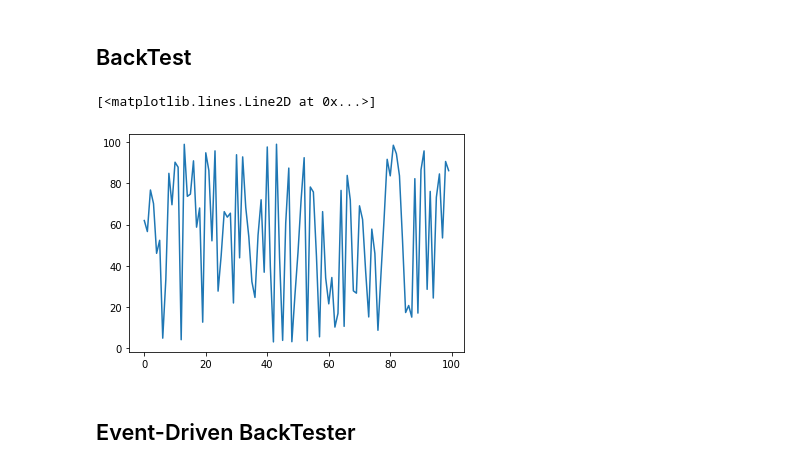
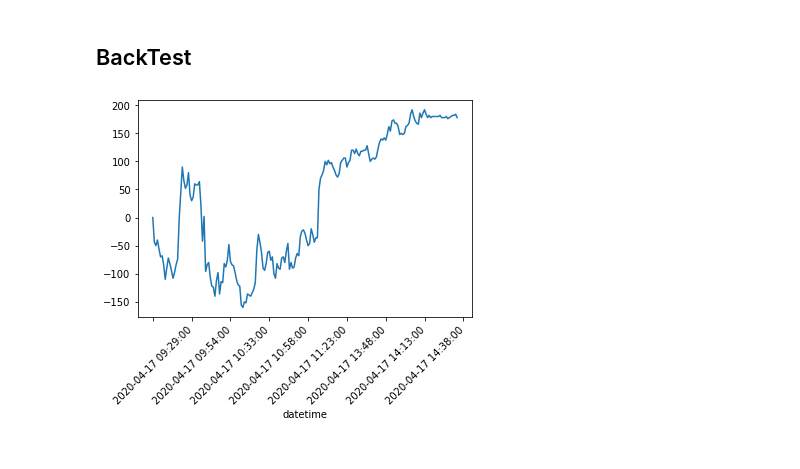
Before and after one commit to vargeek/quant_assignment, a Jupyter notebook: week3/Lecture3.ipynb, the cells around one changed output. Cells and saved outputs as stored; diff of their text form; code cells hidden in the pictures.

```diff
--- a/week3/Lecture3.ipynb
+++ b/week3/Lecture3.ipynb
@@ -67,7 +68,7 @@ all true:  True
 ## BackTest
 # %%
 class DataHandler:
-    def __init__(self, start_date, end_date, symbol, contract):
+    def __init__(self, start_date=None, end_date=None, symbol=None, contract=None):
         self.start_date = start_date
         self.end_date = end_date
         self.symbol = symbol
@@ -77,6 +78,7 @@ class DataHandler:
         """Load data
         Multiple csv file, append them
         """
+        df = pd.read_csv('./data/IF2004_20200417_1min.zip',index_col='datetime')
         return df
 # %%
 class BackTest:
@@ -85,7 +87,7 @@ class BackTest:
     def __init__(self, symbol, data=None):
         self.data = data.copy()  # use copy method to reduce times of loading data file
         self.df = pd.DataFrame(index=data.index, columns=['close', 'signal', 'position'])
-        self.symbol = symbol
+        self.symbol = symbol.lower() if isinstance(symbol, str) else symbol
         self.df.close = self.data.close
 
     @abstractmethod
@@ -96,13 +98,17 @@ class BackTest:
         return 0.0001
 
     def get_multiplier(self):
-        multiplier_dict = {'rb': 10}
+        multiplier_dict = {'rb': 10, 'if':10}
         return multiplier_dict[self.symbol]
 
     def generate_position(self):
+        self.generate_signal()
         self.df.loc[self.df.signal >= 0, 'position'] = 1
         self.df.loc[self.df.signal < 0, 'position'] = -1
-#         self.df.loc[self.df.signal == 0, 'position'] = 0
+
+        # self.df.loc[self.df.signal > 0, 'position'] = 1
+        # self.df.loc[self.df.signal < 0, 'position'] = -1
+        # self.df.loc[self.df.signal == 0, 'position'] = 0
 
     def calculate_performance(self):
         self.generate_position()  # default 0 -1 1 can be set in other format
@@ -122,12 +128,16 @@ class BackTest:
         bad_buy_or_sell = (self.df.trade != 0) & ((self.data.close_bid_price1 == self.data.close_ask_price1) | (
             self.data.open_bid_price1 == self.data.open_ask_price1))
 
+        self.good_bar = good_bar
+        self.good_buy = good_buy
+        self.good_sell = good_sell
+        self.bad_buy_or_sell = bad_buy_or_sell
         self.df.loc[bad_buy_or_sell, 'tradeprice'] = self.data.loc[bad_buy_or_sell, 'close']
         self.df.loc[good_buy, 'tradeprice'] = self.data.loc[good_buy, 'open_ask_price1']
         self.df.loc[good_sell, 'tradeprice'] = self.data.loc[good_sell, 'open_bid_price1']
 
-        self.df['tradepnl'] =
-        self.df['pospnl'] =
+        self.df['tradepnl'] = ((self.df.close.shift(1) - self.df.tradeprice) * self.df.trade).fillna(0) * multiplier
+        self.df['pospnl'] = ((self.df.close - self.df.close.shift(1)) * self.df.position).fillna(0) * multiplier
         self.df['barpnl'] = self.df.pospnl + self.df.tradepnl
         self.df['cumpnl'] = self.df.barpnl.cumsum()
 # %%
@@ -138,8 +148,15 @@ class NaiveMA(BackTest):
     def generate_signal(self):
         """ Your code here
         """
+        MA5 = self.df.close.rolling(window=5).mean()
+        MA20 = self.df.close.rolling(window=20).mean()
+        self.df['signal'] = [0 if isna else 1 if ge else -1 for (isna, ge) in zip(MA5.isna() | MA20.isna(), MA5 >= MA20)]
 # %%
-data_handler = DataHandler(...)
+data_handler = DataHandler()
 data = data_handler.load()
-moving_average_test = NaiveMA(.., ..)
+moving_average_test = NaiveMA('IF', data)
 moving_average_test.calculate_performance()
+ax = moving_average_test.df.cumpnl.plot()
+ax.xaxis.set_tick_params(rotation=45, labelsize=10)
+# %% [output]
+[figure, added]
@@ -149,7 +162,0 @@ import matplotlib.pyplot as plt
-# %%
-plt.plot(100*np.random.rand(100))
-# %% [output]
-[<matplotlib.lines.Line2D at 0x...>]
-[figure, removed]
-# %% [markdown]
-## Event-Driven BackTester
```
Also changed, not shown: parts of 8 cells of this notebook, 2 other files.
